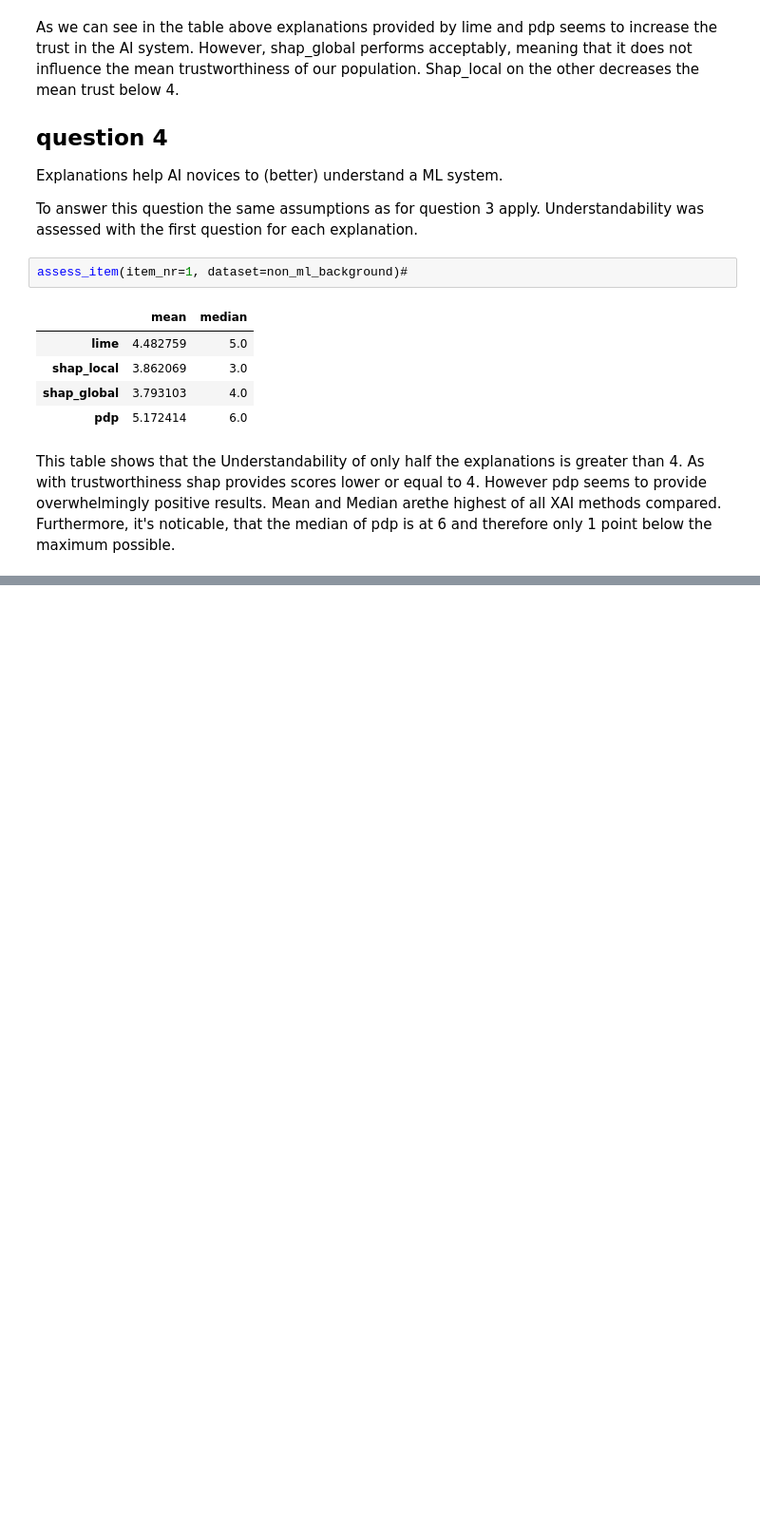
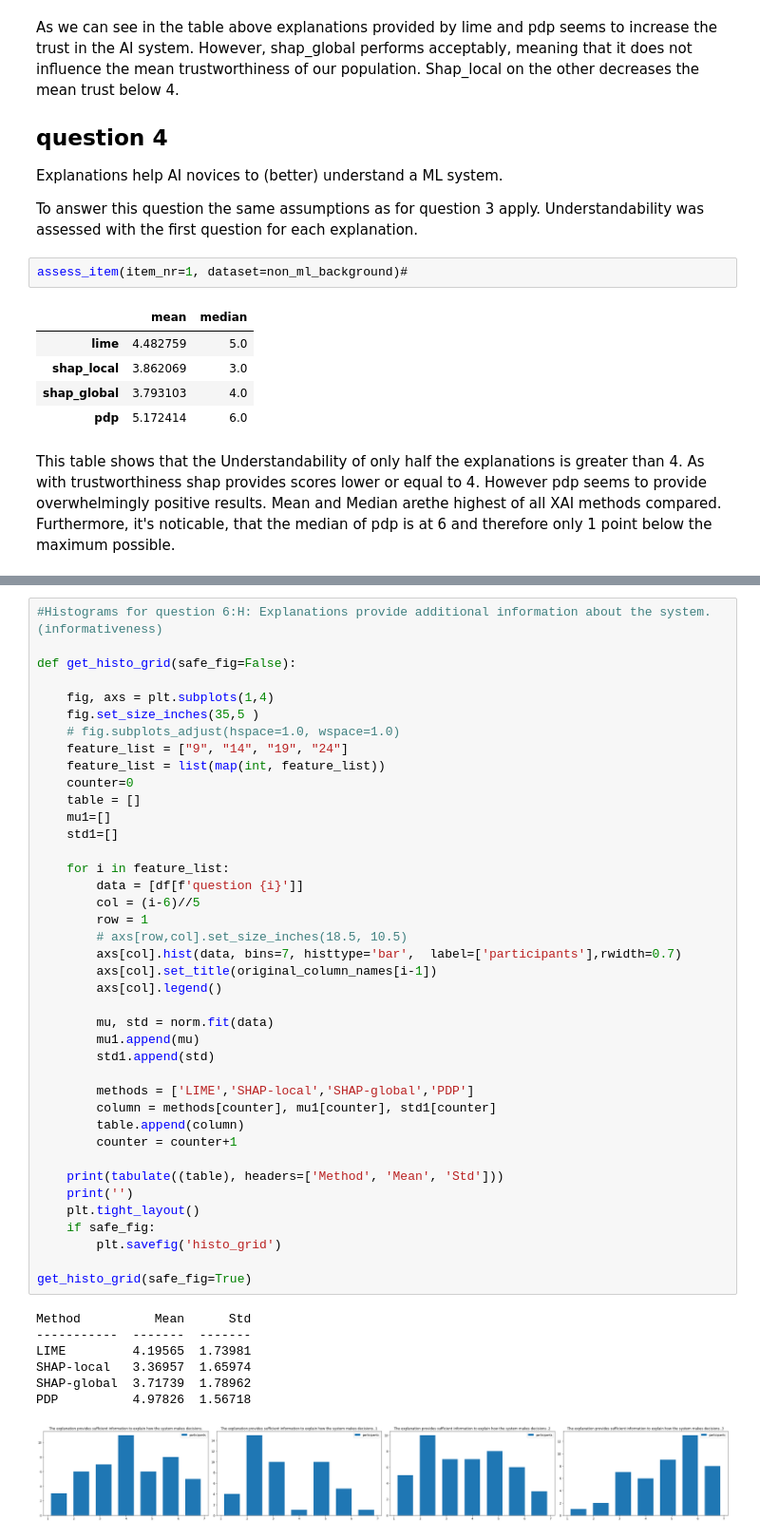
Before and after one commit to unofficial-Jona/Unimaas_researchproject_XAI, a Jupyter notebook: Data analysis.ipynb, the cells around one changed output, grey strips where cells are left out. Shown at 95% size. Drawn from its saved outputs; the diff is of its cells as text; blank space fills up the shorter version.

```diff
--- a/Data analysis.ipynb
+++ b/Data analysis.ipynb
@@ -357,0 +442,48 @@ Furthermore, it's noticable, that the median of pdp is at 6 and therefore only 1
+# %%
+#Histograms for question 6:H: Explanations provide additional information about the system.(informativeness)
+
+def get_histo_grid(safe_fig=False):
+
+    fig, axs = plt.subplots(1,4)
+    fig.set_size_inches(35,5 )
+    # fig.subplots_adjust(hspace=1.0, wspace=1.0)
+    feature_list = ["9", "14", "19", "24"]
+    feature_list = list(map(int, feature_list))
+    counter=0
+    table = []
+    mu1=[]
+    std1=[]
+
+    for i in feature_list:
+        data = [df[f'question {i}']]
+        col = (i-6)//5
+        row = 1
+        # axs[row,col].set_size_inches(18.5, 10.5)
+        axs[col].hist(data, bins=7, histtype='bar',  label=['participants'],rwidth=0.7)
+        axs[col].set_title(original_column_names[i-1])
+        axs[col].legend()
+
+        mu, std = norm.fit(data)
+        mu1.append(mu)
+        std1.append(std)
+
+        methods = ['LIME','SHAP-local','SHAP-global','PDP']
+        column = methods[counter], mu1[counter], std1[counter]
+        table.append(column)
+        counter = counter+1
+
+    print(tabulate((table), headers=['Method', 'Mean', 'Std']))
+    print('')
+    plt.tight_layout()
+    if safe_fig:
+        plt.savefig('histo_grid')
+
+get_histo_grid(safe_fig=True)
+# %% [output]
+Method          Mean      Std
+-----------  -------  -------
+LIME         4.19565  1.73981
+SHAP-local   3.36957  1.65974
+SHAP-global  3.71739  1.78962
+PDP          4.97826  1.56718
+[figure, added]
```
Also changed, not shown: parts of 7 cells of this notebook.
